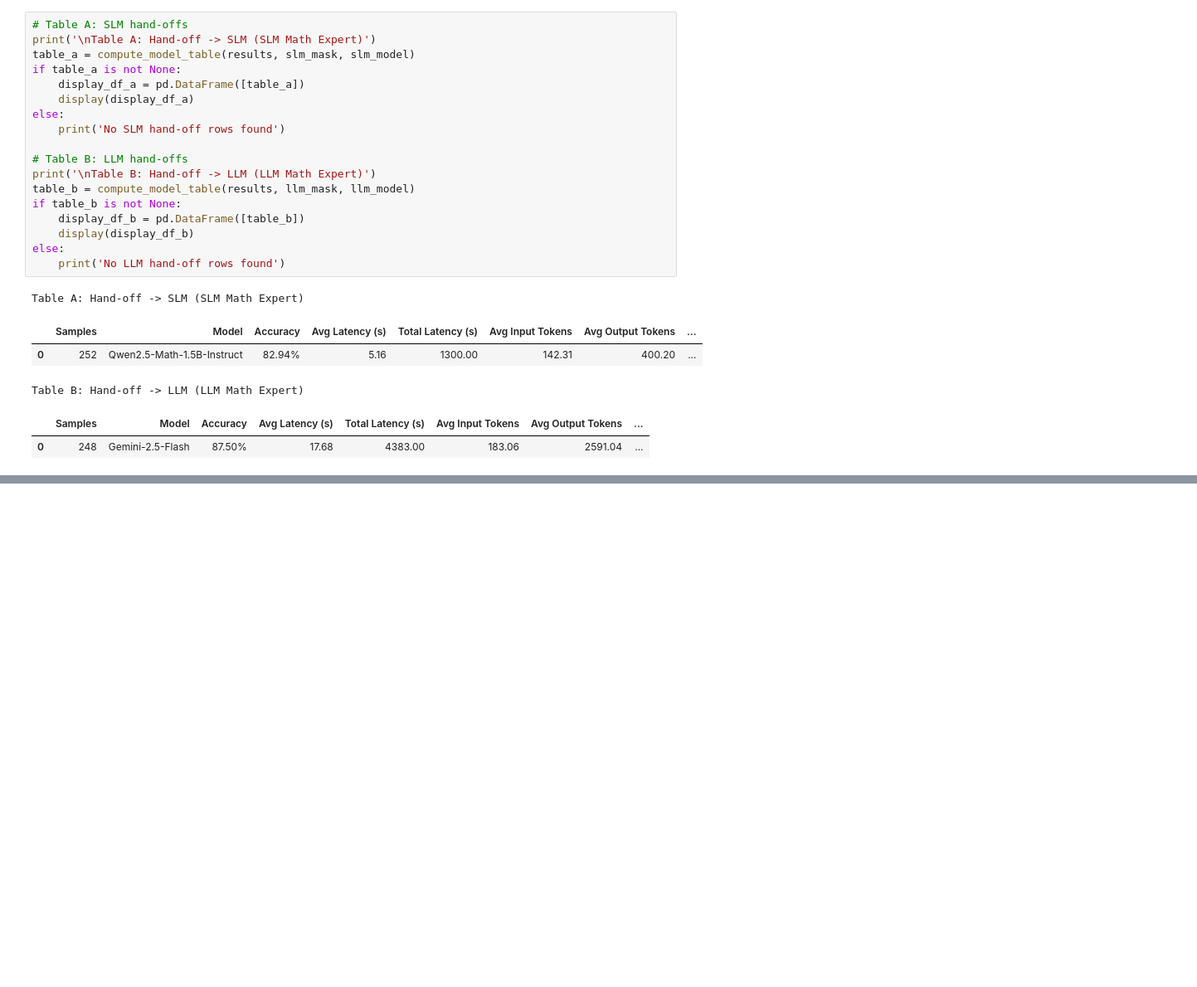
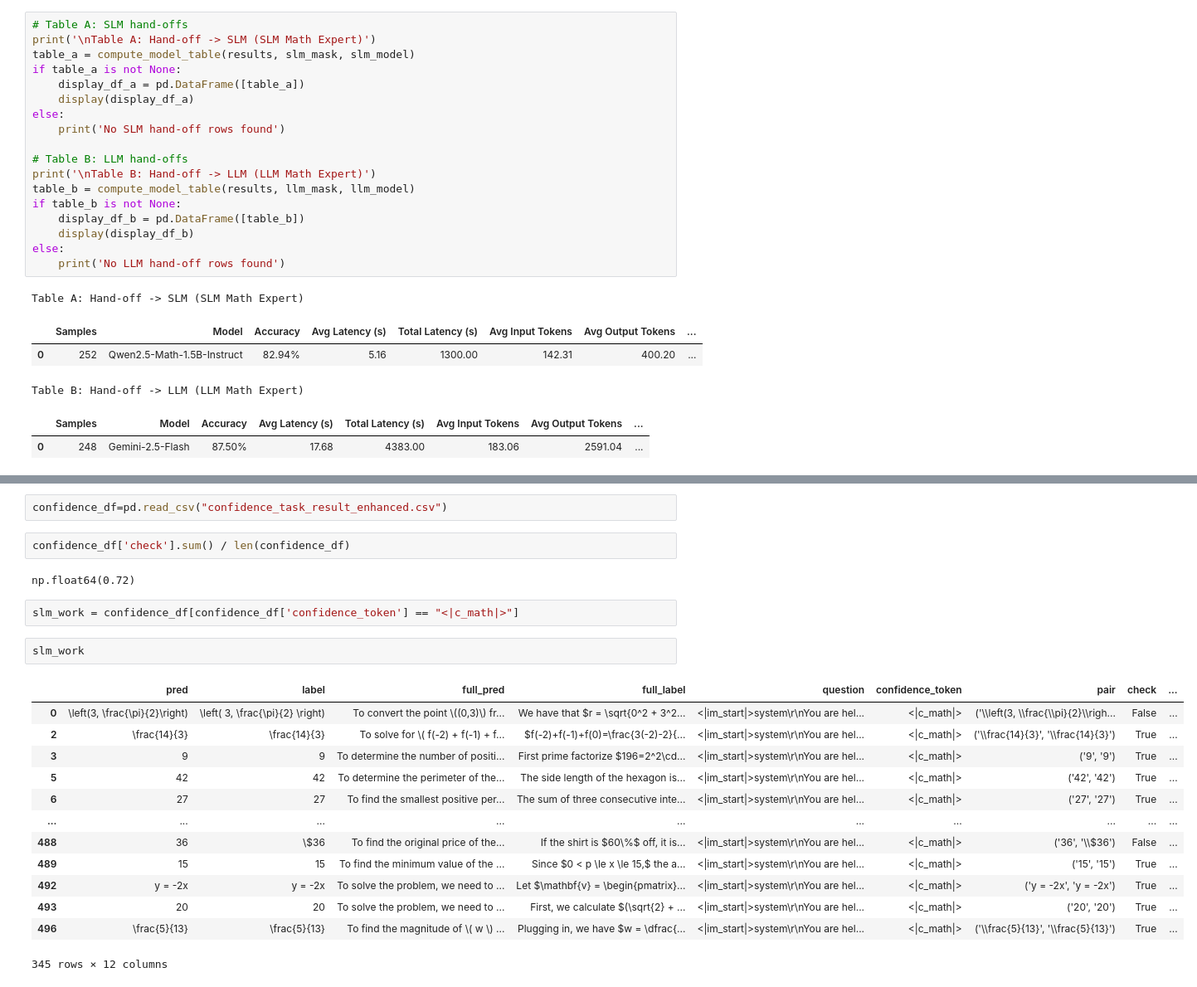
Before and after one commit to Akirahai/Delegate_SLM_Focus, a Jupyter notebook: experiments/Experiments_Analysis.ipynb, the cells around one changed output, grey strips where cells are left out. Shown at 83% size. Drawn from its saved outputs; the diff is of its cells as text; blank space fills up the shorter version.

```diff
--- a/experiments/Experiments_Analysis.ipynb
+++ b/experiments/Experiments_Analysis.ipynb
@@ -417,0 +567,24 @@ The cost of Gemini-2.5-Flash takes 94.63%
+# %%
+confidence_df=pd.read_csv("confidence_task_result_enhanced.csv")
+# %%
+confidence_df['check'].sum() / len(confidence_df)
+# %% [output]
+np.float64(0.72)
+# %%
+slm_work = confidence_df[confidence_df['confidence_token'] == "<|c_math|>"]
+# %%
+slm_work
+# %% [output]
+|  | pred | label | full_pred | full_label | question | confidence_token | pair | check | ... |
+| 0 | \left(3, \frac{\pi}{2}\right) | \left( 3, \frac{\pi}{2} \right) | To convert the point \((0,3)\) fr... | We have that $r = \sqrt{0^2 + 3^2... | <|im_start|>system\r\nYou are hel... | <|c_math|> | ('\\left(3, \\frac{\\pi}{2}\\righ... | False | ... |
+| 2 | \frac{14}{3} | \frac{14}{3} | To solve for \( f(-2) + f(-1) + f... | $f(-2)+f(-1)+f(0)=\frac{3(-2)-2}{... | <|im_start|>system\r\nYou are hel... | <|c_math|> | ('\\frac{14}{3}', '\\frac{14}{3}') | True | ... |
+| 3 | 9 | 9 | To determine the number of positi... | First prime factorize $196=2^2\cd... | <|im_start|>system\r\nYou are hel... | <|c_math|> | ('9', '9') | True | ... |
+| 5 | 42 | 42 | To determine the perimeter of the... | The side length of the hexagon is... | <|im_start|>system\r\nYou are hel... | <|c_math|> | ('42', '42') | True | ... |
+| 6 | 27 | 27 | To find the smallest positive per... | The sum of three consecutive inte... | <|im_start|>system\r\nYou are hel... | <|c_math|> | ('27', '27') | True | ... |
+| ... | ... | ... | ... | ... | ... | ... | ... | ... | ... |
+| 488 | 36 | \$36 | To find the original price of the... | If the shirt is $60\%$ off, it is... | <|im_start|>system\r\nYou are hel... | <|c_math|> | ('36', '\\$36') | False | ... |
+| 489 | 15 | 15 | To find the minimum value of the ... | Since $0 < p \le x \le 15,$ the a... | <|im_start|>system\r\nYou are hel... | <|c_math|> | ('15', '15') | True | ... |
+| 492 | y = -2x | y = -2x | To solve the problem, we need to ... | Let $\mathbf{v} = \begin{pmatrix}... | <|im_start|>system\r\nYou are hel... | <|c_math|> | ('y = -2x', 'y = -2x') | True | ... |
+| 493 | 20 | 20 | To solve the problem, we need to ... | First, we calculate $(\sqrt{2} + ... | <|im_start|>system\r\nYou are hel... | <|c_math|> | ('20', '20') | True | ... |
+| 496 | \frac{5}{13} | \frac{5}{13} | To find the magnitude of \( w \) ... | Plugging in, we have $w = \dfrac{... | <|im_start|>system\r\nYou are hel... | <|c_math|> | ('\\frac{5}{13}', '\\frac{5}{13}') | True | ... |
+345 rows × 12 columns
```
Also changed, not shown: parts of 29 cells of this notebook, 3 other files.
